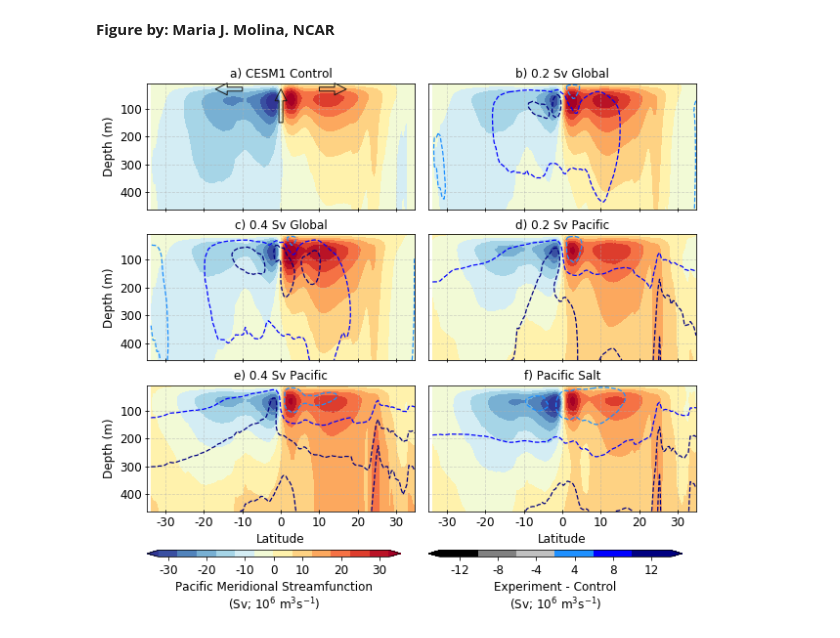
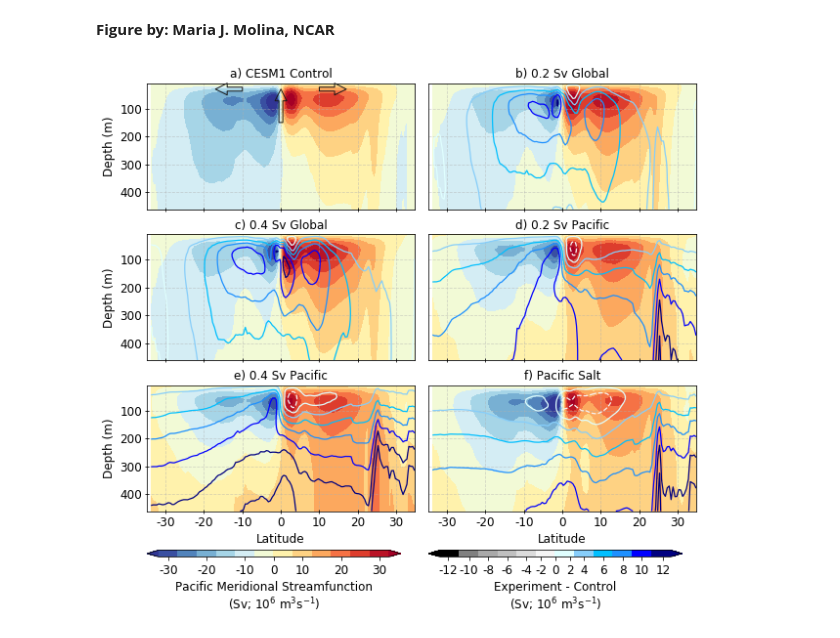
Before and after one commit to mariajmolina/climatico, a Jupyter notebook: notebooks/figures/fig16_pmsf_stc.ipynb, the cells around one changed output. Drawn from its saved outputs; the diff is of its cells as text; code cells hidden in the pictures.

```diff
--- a/notebooks/figures/fig16_pmsf_stc.ipynb
+++ b/notebooks/figures/fig16_pmsf_stc.ipynb
@@ -98,9 +121,9 @@ cbar_color = ({ 0.:'k',
 
 cbar_color = make_colormap(cbar_color)
 # %%
-cs2 = plt.contourf(lats, levs, ds_psalt.values - ds_cntrl.values, linewidths=1.5, linestyles='--',
-                levels=[-12,-8,-4,0,4,8,12],
-                cmap=cbar_color, shading='auto', extend='both')
+cs2 = plt.contourf(lats, levs, ds_psalt.values - ds_cntrl.values,
+                   levels=[-12.5,-10.,-8.,-6.,-4.,-2.,0.,2.,4.,6.,8.,10.,12.5],
+                   cmap=cbar_color, shading='auto', extend='both')
 plt.close()
 # %%
 # --------------
@@ -148,9 +171,12 @@ ax1.set_title('b) 0.2 Sv Global', fontsize=12)
 ax1.contourf(lats, levs, ds_g02sv.values, levels=[-30,-25,-20,-15,-10,-5,0,5,10,15,20,25,30],
              cmap='RdYlBu_r', extend='both')
 
-ax1.contour(lats, levs, ds_g02sv.values - ds_cntrl.values, linewidths=1.25, linestyles='--',
-             levels=[-12,-8,-4,0,4,8,12],
-             cmap=cbar_color, extend='both')
+ax1.contour(lats, levs, ds_g02sv.values - ds_cntrl.values,
+            linewidths=1.25,
+            linestyles=np.where(
+                np.array([-12.,-10.,-8.,-6.,-4.,-2.,0.,2.,4.,6.,8.,10.,12.]) >= 0, "-", "--"),
+            levels=[-12.,-10.,-8.,-6.,-4.,-2.,0.,2.,4.,6.,8.,10.,12.],
+            cmap=cbar_color, extend='both')
 
 ax1.set_yticks([0,100,200,300,400])
 ax1.set_yticklabels([0,100,200,300,400], fontsize=12)
@@ -174,9 +200,12 @@ ax2.set_title('c) 0.4 Sv Global', fontsize=12)
 cs1 = ax2.contourf(lats, levs, ds_g04sv.values, levels=[-30,-25,-20,-15,-10,-5,0,5,10,15,20,25,30],
                    cmap='RdYlBu_r', extend='both')
 
-ax2.contour(lats, levs, ds_g04sv.values - ds_cntrl.values, linewidths=1.25, linestyles='--',
-             levels=[-12,-8,-4,0,4,8,12],
-             cmap=cbar_color, extend='both')
+ax2.contour(lats, levs, ds_g04sv.values - ds_cntrl.values,
+            linewidths=1.25,
+            linestyles=np.where(
+                np.array([-12.,-10.,-8.,-6.,-4.,-2.,0.,2.,4.,6.,8.,10.,12.]) >= 0, "-", "--"),
+            levels=[-12.,-10.,-8.,-6.,-4.,-2.,0.,2.,4.,6.,8.,10.,12.],
+            cmap=cbar_color, extend='both')
 
 ax2.set_yticks([0,100,200,300,400])
 ax2.set_yticklabels([0,100,200,300,400], fontsize=12)
@@ -201,9 +230,12 @@ ax3.set_title('d) 0.2 Sv Pacific', fontsize=12)
 ax3.contourf(lats, levs, ds_p02sv.values, levels=[-30,-25,-20,-15,-10,-5,0,5,10,15,20,25,30],
              cmap='RdYlBu_r', extend='both')
 
-ax3.contour(lats, levs, ds_p02sv.values - ds_cntrl.values, linewidths=1.25, linestyles='--',
-             levels=[-12,-8,-4,0,4,8,12],
-             cmap=cbar_color, extend='both')
+ax3.contour(lats, levs, ds_p02sv.values - ds_cntrl.values,
+            linewidths=1.25,
+            linestyles=np.where(
+                np.array([-12.,-10.,-8.,-6.,-4.,-2.,0.,2.,4.,6.,8.,10.,12.]) >= 0, "-", "--"),
+            levels=[-12.,-10.,-8.,-6.,-4.,-2.,0.,2.,4.,6.,8.,10.,12.],
+            cmap=cbar_color, extend='both')
 
 ax3.set_yticks([0,100,200,300,400])
 ax3.set_yticklabels([0,100,200,300,400], fontsize=12)
@@ -227,8 +259,11 @@ ax00.set_title('e) 0.4 Sv Pacific', fontsize=12)
 ax00.contourf(lats, levs, ds_p04sv.values, levels=[-30,-25,-20,-15,-10,-5,0,5,10,15,20,25,30],
               cmap='RdYlBu_r', extend='both')
 
-ax00.contour(lats, levs, ds_p04sv.values - ds_cntrl.values, linewidths=1.25, linestyles='--',
-             levels=[-12,-8,-4,0,4,8,12],
+ax00.contour(lats, levs, ds_p04sv.values - ds_cntrl.values,
+             linewidths=1.25,
+             linestyles=np.where(
+                 np.array([-12.,-10.,-8.,-6.,-4.,-2.,0.,2.,4.,6.,8.,10.,12.]) >= 0, "-", "--"),
+             levels=[-12.,-10.,-8.,-6.,-4.,-2.,0.,2.,4.,6.,8.,10.,12.],
              cmap=cbar_color, extend='both')
 
 ax00.set_yticks([0,100,200,300,400])
@@ -255,9 +290,12 @@ ax4.set_title('f) Pacific Salt', fontsize=12)
 ax4.contourf(lats, levs, ds_psalt.values, levels=[-30,-25,-20,-15,-10,-5,0,5,10,15,20,25,30],
              cmap='RdYlBu_r', extend='both')
 
-ax4.contour(lats, levs, ds_psalt.values - ds_cntrl.values, linewidths=1.25, linestyles='--',
-                levels=[-12,-8,-4,0,4,8,12],
-                cmap=cbar_color, extend='both')
+ax4.contour(lats, levs, ds_psalt.values - ds_cntrl.values,
+            linewidths=1.25,
+            linestyles=np.where(
+                np.array([-12.,-10.,-8.,-6.,-4.,-2.,0.,2.,4.,6.,8.,10.,12.]) >= 0, "-", "--"),
+            levels=[-12.,-10.,-8.,-6.,-4.,-2.,0.,2.,4.,6.,8.,10.,12.],
+            cmap=cbar_color, extend='both')
 
 ax4.set_yticks([0,100,200,300,400])
 ax4.set_yticklabels([0,100,200,300,400], fontsize=12)
@@ -272,33 +310,33 @@ plt.xlim(lats.min(), lats.max())
 
 ax4.grid(alpha=0.5, ls='--')
 ax4.set_xlabel(u'Latitude', fontsize=12)
 
 # --------------
 
 a = u"\u00b0"
 
 cbar_ax = fig.add_axes([0., -0.1, 0.45, 0.015])
 ticks_1 = [-30+2.5,-20+2.5,-10+2.5,0,10-2.5,20-2.5,30-2.5]
 cbar = fig.colorbar(cs1, cax=cbar_ax, ticks=ticks_1[:],
                     orientation='horizontal', extend='both')
 cbar.set_label('Pacific Meridional Streamfunction\n(Sv; 10$^6$ m$^3$s$^{-1}$)', fontsize=12)
 cbar.ax.tick_params(labelsize=12)
 cbar.ax.set_xticklabels([-30,-20,-10,0,10,20,30])
 
 cbar_ax = fig.add_axes([0.5, -0.1, 0.45, 0.015])
-ticks_1 = [-10,-6,-2,2,6,10]
+ticks_1 = [-11.5,-9.,-7.,-5.,-3.,-1.5,0.,1.5,3.,5.,7.,9.,11.5]
 cbar = fig.colorbar(cs2, cax=cbar_ax, ticks=ticks_1[:],
                     orientation='horizontal', extend='both')
 cbar.set_label('Experiment - Control\n(Sv; 10$^6$ m$^3$s$^{-1}$)', fontsize=12)
 cbar.ax.tick_params(labelsize=12)
-cbar.ax.set_xticklabels([-12,-8,-4,4,8,12])
+cbar.ax.set_xticklabels([-12,-10,-8,-6,-4,-2,0,2,4,6,8,10,12])
 
 # --------------
 
 plt.savefig(f'{directory_figs}amocenso_fig16.png', bbox_inches='tight', dpi=200)
 plt.savefig(f'{directory_figs}amocenso_fig16.pdf', bbox_inches='tight', dpi=500)
 plt.show()
 
 # --------------
 # %% [output]
-[figure, old version]
+[figure, new version]
```
Also changed, not shown: parts of 1 cell of this notebook, 4 other files.
